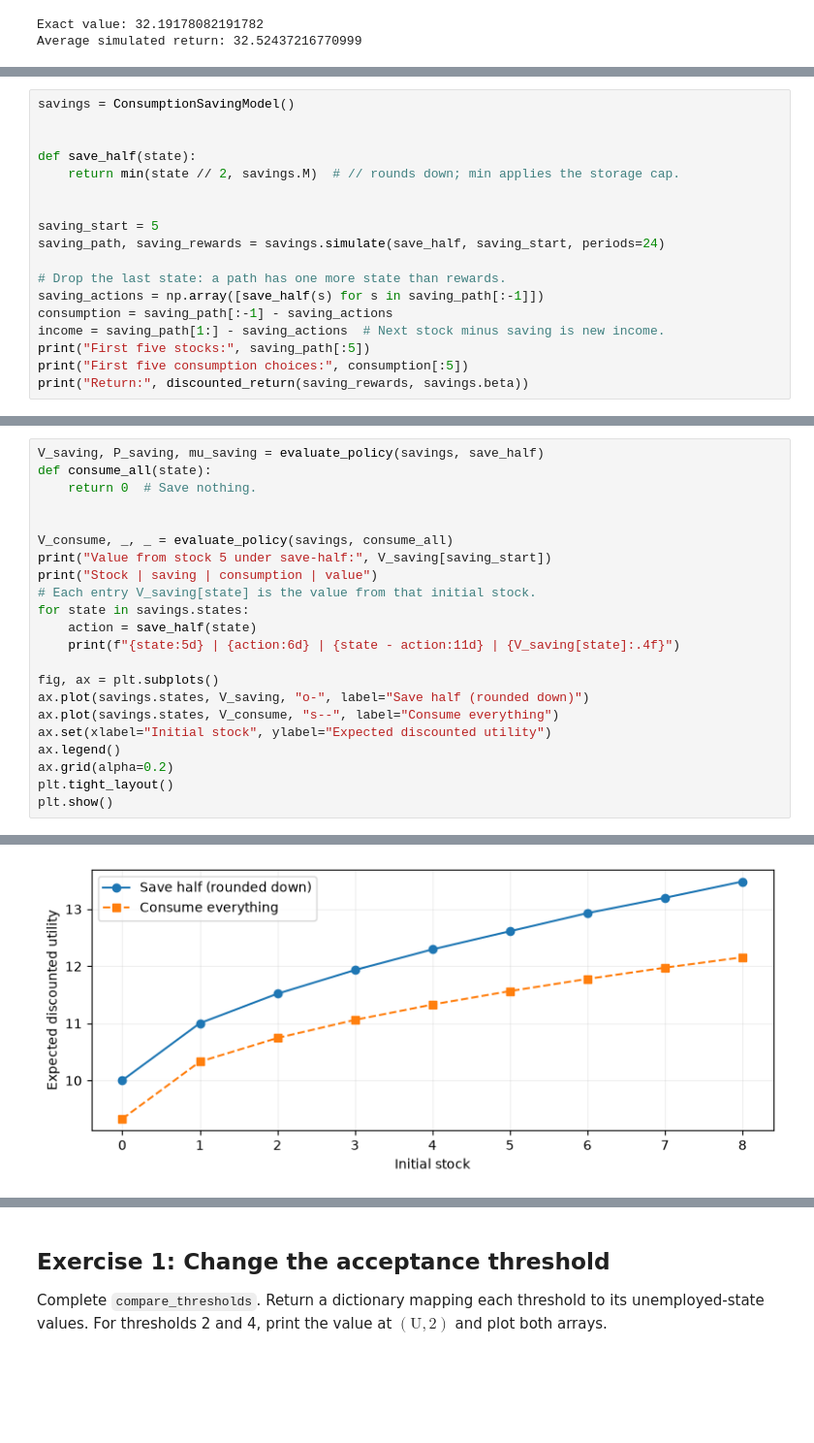
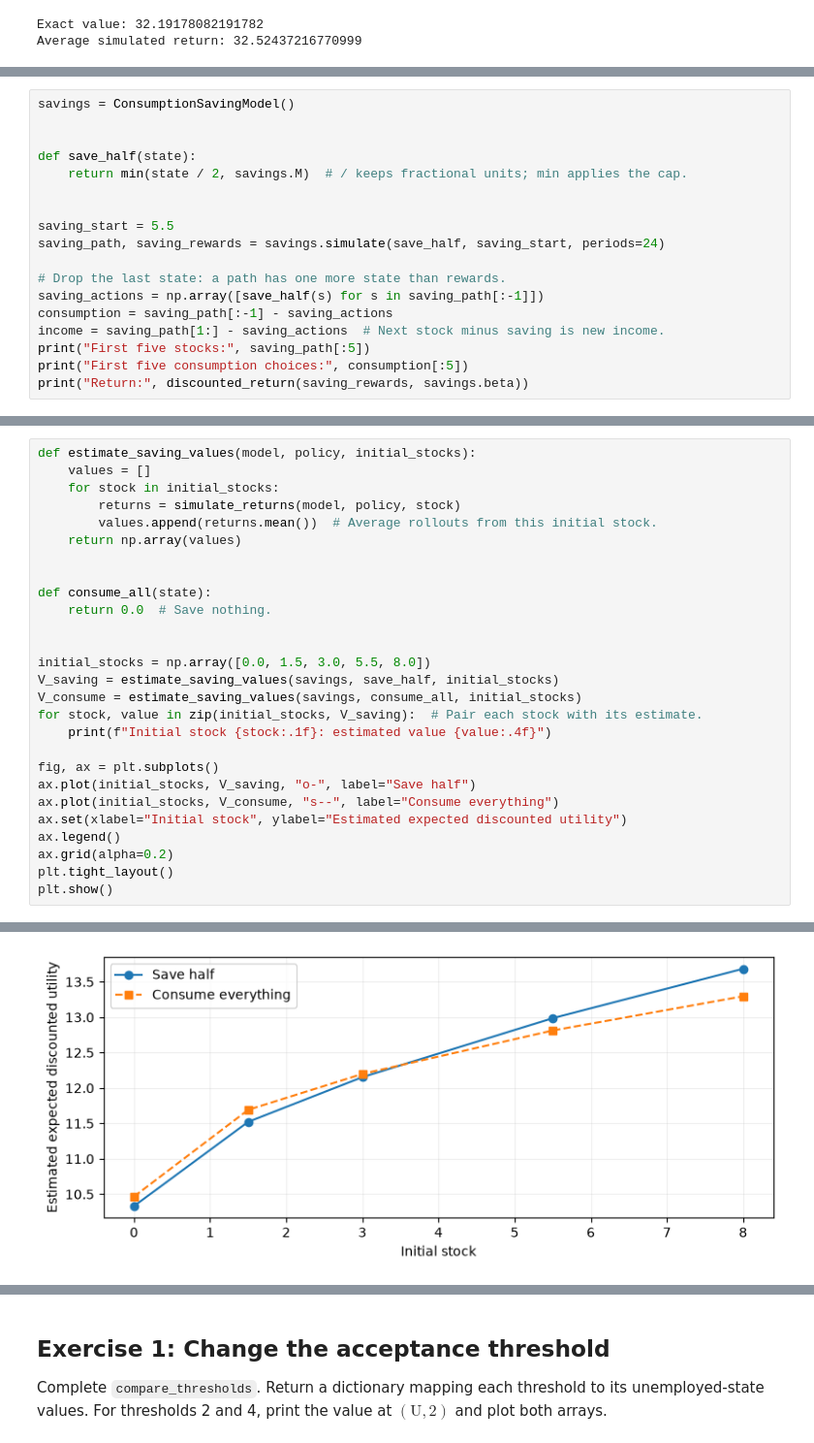
Before and after one commit to YaolangZhong/U_Tokyo_Comp_Econ_Course, a Jupyter notebook: weeks/week_02/lab/starter/value_functions.ipynb, the cells around one changed output, grey strips where cells are left out. Shown at 97% size. Saved outputs shown, nothing was run; the diff lists cells and outputs as text; blank space fills up the shorter version.

Commit message:
Clarify rollout expectations and use continuous-state saving model

```diff
--- a/weeks/week_02/lab/starter/value_functions.ipynb
+++ b/weeks/week_02/lab/starter/value_functions.ipynb
@@ -262,10 +249,10 @@ savings = ConsumptionSavingModel()
 
 
 def save_half(state):
-    return min(state // 2, savings.M)  # // rounds down; min applies the storage cap.
+    return min(state / 2, savings.M)  # / keeps fractional units; min applies the cap.
 
 
-saving_start = 5
+saving_start = 5.5
 saving_path, saving_rewards = savings.simulate(save_half, saving_start, periods=24)
 
 # Drop the last state: a path has one more state than rewards.
@@ -303,21 +290,26 @@ Reuse `evaluate_policy`. Compare saving half with consuming everything.
 # %%
-V_saving, P_saving, mu_saving = evaluate_policy(savings, save_half)
-def consume_all(state):
-    return 0  # Save nothing.
+def estimate_saving_values(model, policy, initial_stocks):
+    values = []
+    for stock in initial_stocks:
+        returns = simulate_returns(model, policy, stock)
+        values.append(returns.mean())  # Average rollouts from this initial stock.
+    return np.array(values)
 
 
-V_consume, _, _ = evaluate_policy(savings, consume_all)
-print("Value from stock 5 under save-half:", V_saving[saving_start])
-print("Stock | saving | consumption | value")
-# Each entry V_saving[state] is the value from that initial stock.
-for state in savings.states:
-    action = save_half(state)
-    print(f"{state:5d} | {action:6d} | {state - action:11d} | {V_saving[state]:.4f}")
+def consume_all(state):
+    return 0.0  # Save nothing.
+
+
+initial_stocks = np.array([0.0, 1.5, 3.0, 5.5, 8.0])
+V_saving = estimate_saving_values(savings, save_half, initial_stocks)
+V_consume = estimate_saving_values(savings, consume_all, initial_stocks)
+for stock, value in zip(initial_stocks, V_saving):  # Pair each stock with its estimate.
+    print(f"Initial stock {stock:.1f}: estimated value {value:.4f}")
 
 fig, ax = plt.subplots()
-ax.plot(savings.states, V_saving, "o-", label="Save half (rounded down)")
-ax.plot(savings.states, V_consume, "s--", label="Consume everything")
-ax.set(xlabel="Initial stock", ylabel="Expected discounted utility")
+ax.plot(initial_stocks, V_saving, "o-", label="Save half")
+ax.plot(initial_stocks, V_consume, "s--", label="Consume everything")
+ax.set(xlabel="Initial stock", ylabel="Estimated expected discounted utility")
 ax.legend()
 ax.grid(alpha=0.2)
 plt.tight_layout()
@@ -337,2 +323,2 @@ Stock | saving | consumption | value
-[figure, old version]
+[figure, new version]
 # %%
```
Also changed, not shown: parts of 12 cells of this notebook, 4 other files.
